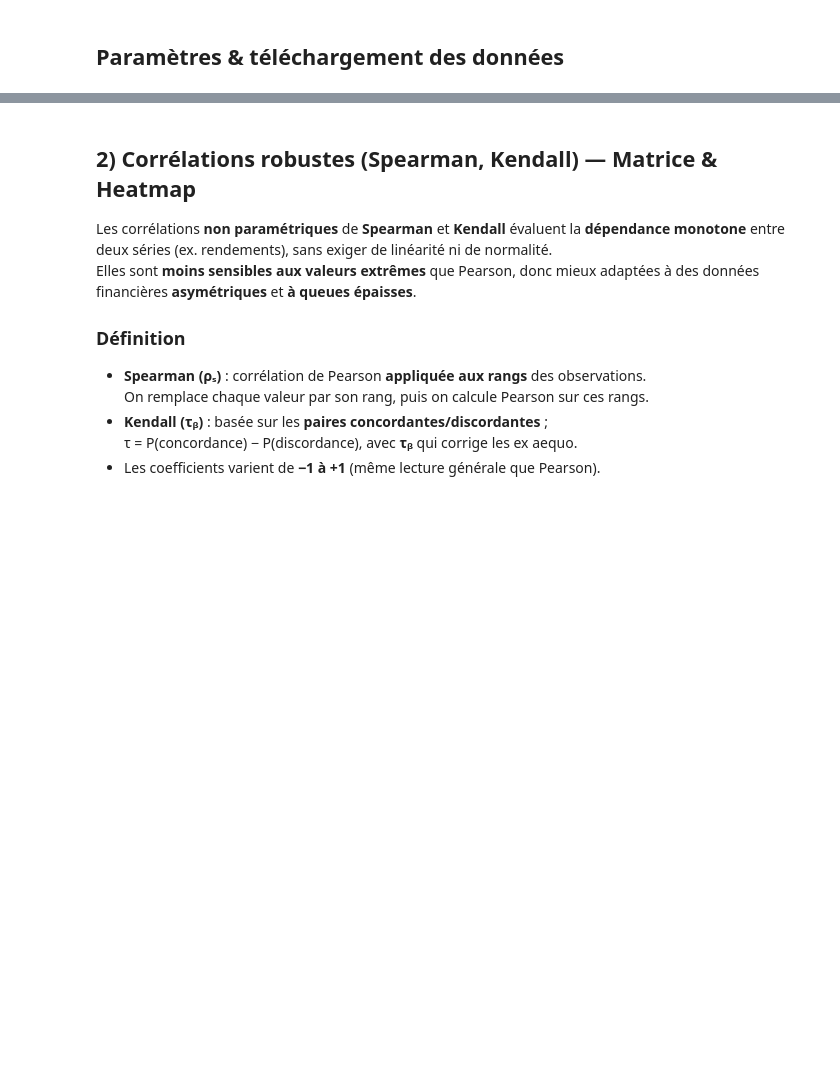
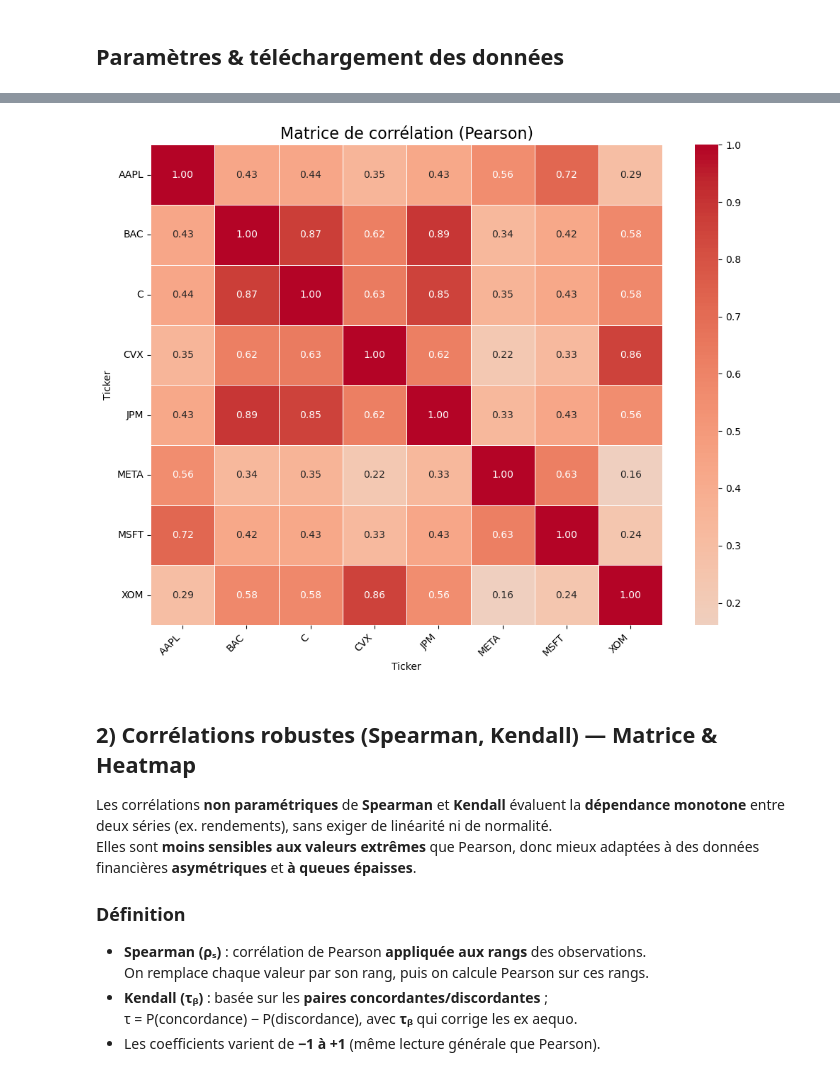
Before and after one commit to LinkedInLearning/statistique-finance-python_5492064, a Jupyter notebook: Codes/02_Relations_Bivariees_Finance.ipynb, the cells around one changed output, grey strips where cells are left out. Cells and saved outputs as stored; diff of their text form; code cells hidden in the pictures; blank space fills up the shorter version.

```diff
--- a/Codes/02_Relations_Bivariees_Finance.ipynb
+++ b/Codes/02_Relations_Bivariees_Finance.ipynb
@@ -97,3 +91,25 @@ plt.show()
+# %%
+import seaborn as sns
+
+# --- Création de la heatmap  ---
+plt.figure(figsize=(10, 8)) # Ajuster la taille pour une meilleure lisibilité
+
+sns.heatmap(
+    corr_pearson,
+    annot=True,          # Afficher les valeurs de corrélation sur la carte
+    cmap='coolwarm',     # Utiliser une palette de couleurs "chaud/froid" adaptée aux corrélations
+    fmt=".2f",           # Formater les nombres avec 2 décimales
+    linewidths=.5,       # Ajouter de fines lignes entre les cellules
+    center=0             # Centrer la palette de couleurs sur la valeur 0
+)
+
+plt.title("Matrice de corrélation (Pearson)", fontsize=16)
+plt.xticks(rotation=45, ha="right") # Améliorer la lisibilité des étiquettes
+plt.yticks(rotation=0)
+plt.tight_layout() # Ajuster automatiquement les marges
+plt.show()
+# %% [output]
+[figure, added]
 # %% [markdown]
 ## 2) Corrélations robustes (Spearman, Kendall) — Matrice & Heatmap
 
```
Also changed, not shown: parts of 29 cells of this notebook.
